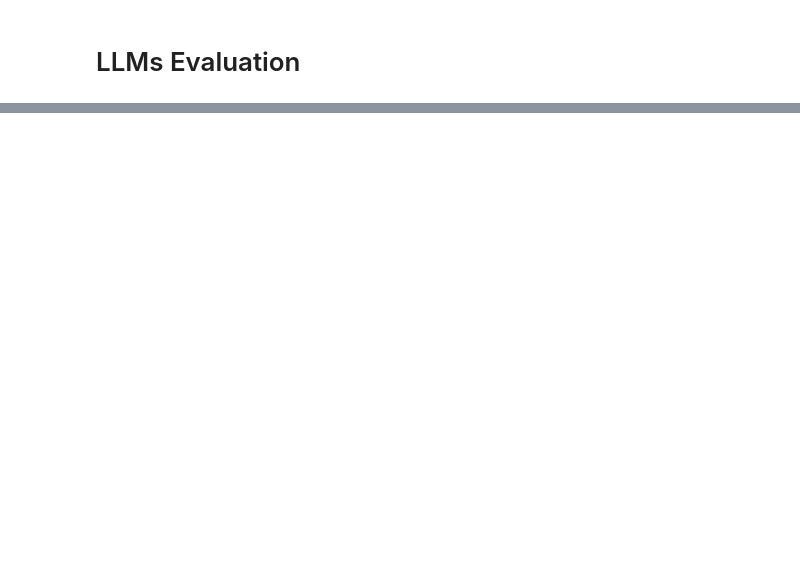
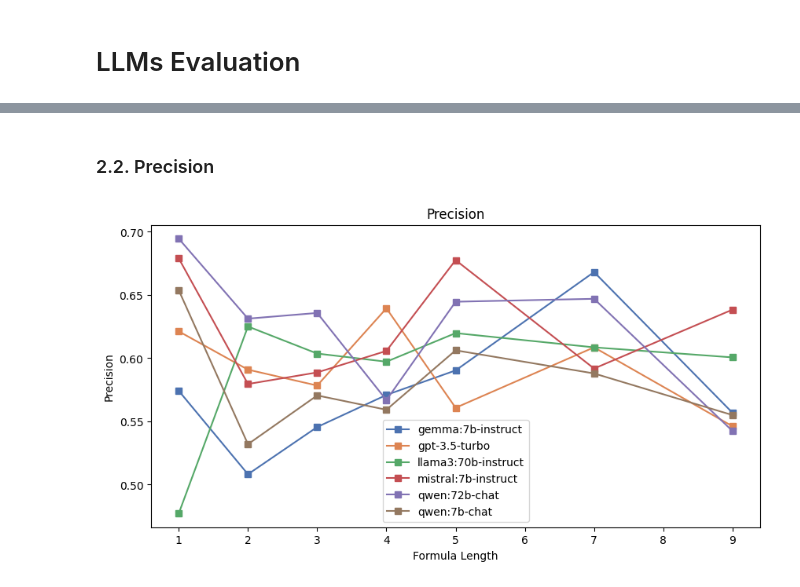
Before and after one commit to RutaTang/LTLBench, a Jupyter notebook: analysis.ipynb, the cells around one changed output, grey strips where cells are left out. Saved outputs shown, nothing was run; the diff lists cells and outputs as text; code cells hidden in the pictures; blank space fills up the shorter version.

```diff
--- a/analysis.ipynb
+++ b/analysis.ipynb
@@ -184,0 +266,9 @@ metrics(data)
+# %% [markdown]
+### 2.2. Precision
+# %%
+x_ticks = list(np.arange(1, 10))
+y_ticks = list(np.arange(0.5, 0.75, 0.05))
+plot_lines(models_data_df, x='formula_length', y='precision', z='model', title='Precision', x_label='Formula Length',
+           y_label='Precision', x_ticks=x_ticks, y_ticks=y_ticks)
+# %% [output]
+[figure, added]
```
Also changed, not shown: parts of 41 cells of this notebook, 19 other files.
